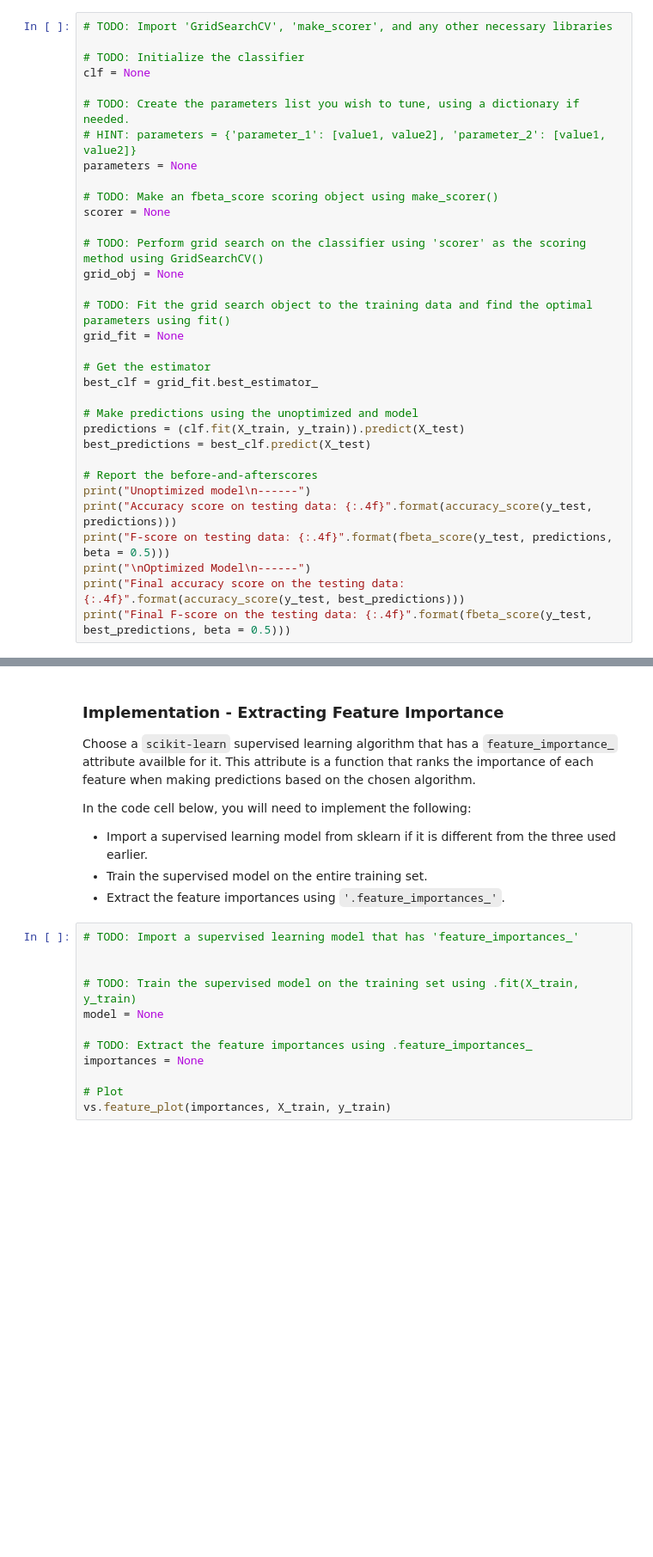
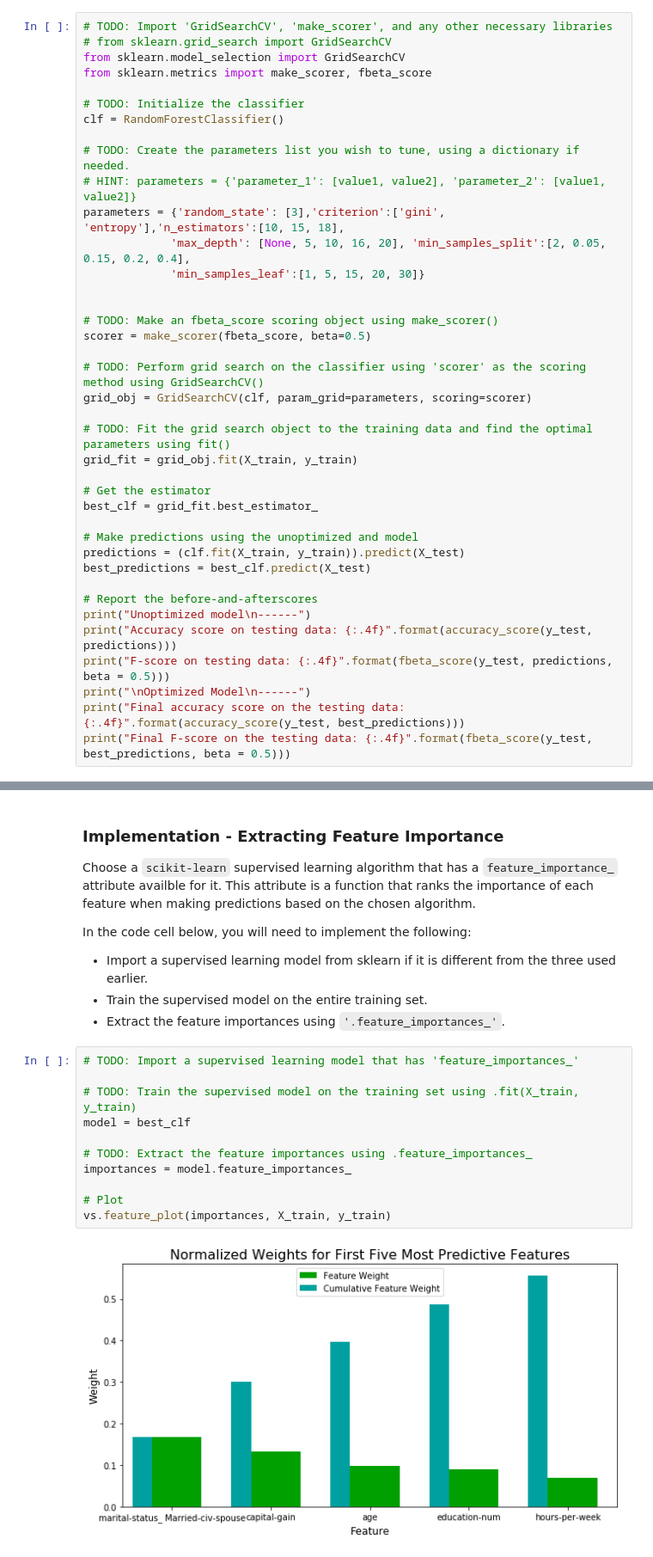
Before and after one commit to falkets/udacity-MLEN, a Jupyter notebook: projects/finding_donors/finding_donors.ipynb, the cells around one changed output, grey strips where cells are left out. Shown: that part at 86% size. Cells and saved outputs as stored; diff of their text form; blank space fills up the shorter version.

```diff
--- a/projects/finding_donors/finding_donors.ipynb
+++ b/projects/finding_donors/finding_donors.ipynb
@@ -476,22 +476,28 @@ Fine tune the chosen model. Use grid search (`GridSearchCV`) with at least one i
 **Note:** Depending on the algorithm chosen and the parameter list, the following implementation may take some time to run!
 # %%
 # TODO: Import 'GridSearchCV', 'make_scorer', and any other necessary libraries
+# from sklearn.grid_search import GridSearchCV
+from sklearn.model_selection import GridSearchCV
+from sklearn.metrics import make_scorer, fbeta_score
 
 # TODO: Initialize the classifier
-clf = None
+clf = RandomForestClassifier()
 
 # TODO: Create the parameters list you wish to tune, using a dictionary if needed.
 # HINT: parameters = {'parameter_1': [value1, value2], 'parameter_2': [value1, value2]}
-parameters = None
+parameters = {'random_state': [3],'criterion':['gini', 'entropy'],'n_estimators':[10, 15, 18],
+             'max_depth': [None, 5, 10, 16, 20], 'min_samples_split':[2, 0.05, 0.15, 0.2, 0.4],
+             'min_samples_leaf':[1, 5, 15, 20, 30]}
+
 
 # TODO: Make an fbeta_score scoring object using make_scorer()
-scorer = None
+scorer = make_scorer(fbeta_score, beta=0.5)
 
 # TODO: Perform grid search on the classifier using 'scorer' as the scoring method using GridSearchCV()
-grid_obj = None
+grid_obj = GridSearchCV(clf, param_grid=parameters, scoring=scorer)
 
 # TODO: Fit the grid search object to the training data and find the optimal parameters using fit()
-grid_fit = None
+grid_fit = grid_obj.fit(X_train, y_train)
 
 # Get the estimator
 best_clf = grid_fit.best_estimator_
@@ -547,15 +576,16 @@ In the code cell below, you will need to implement the following:
 # %%
 # TODO: Import a supervised learning model that has 'feature_importances_'
 
-
 # TODO: Train the supervised model on the training set using .fit(X_train, y_train)
-model = None
+model = best_clf
 
 # TODO: Extract the feature importances using .feature_importances_
-importances = None
+importances = model.feature_importances_
 
 # Plot
 vs.feature_plot(importances, X_train, y_train)
+# %% [output]
+[figure, added]
 # %% [markdown]
 ### Question 7 - Extracting Feature Importance
 
```
Also changed, not shown: parts of 17 cells of this notebook.
